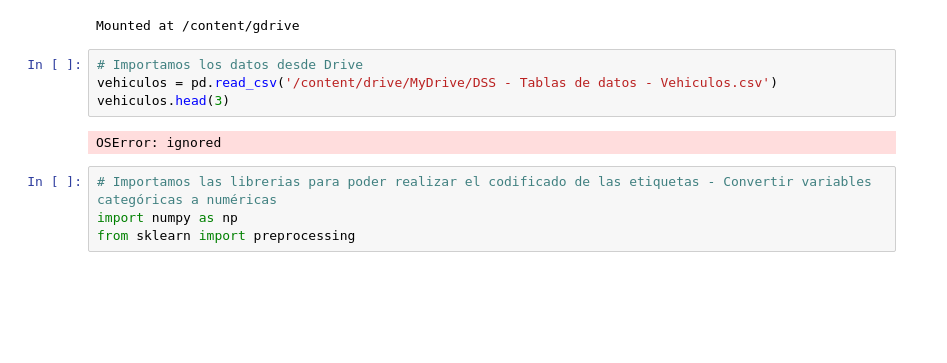
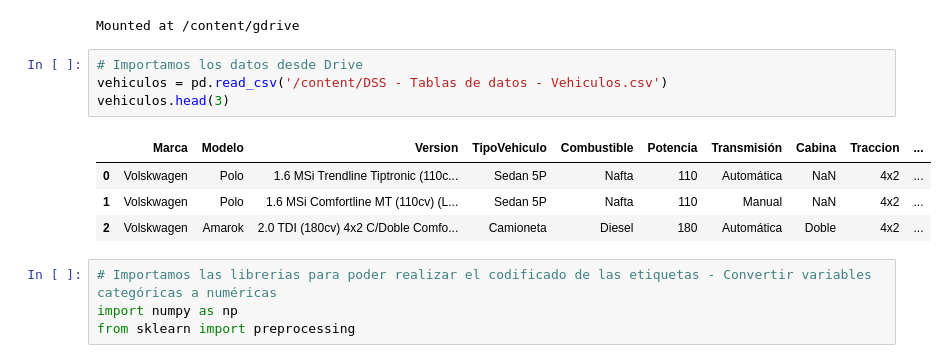
Before and after one commit to JavaUroz/ProyectoFinalPP, a Jupyter notebook: Matriz_de_decision.ipynb, the cells around one changed output. Drawn from its saved outputs; the diff is of its cells as text; blank space fills up the shorter version.

```diff
--- a/Matriz_de_decision.ipynb
+++ b/Matriz_de_decision.ipynb
@@ -65,10 +65,13 @@ drive.mount('/content/gdrive')
 Mounted at /content/gdrive
 # %%
 # Importamos los datos desde Drive
-vehiculos = pd.read_csv('/content/drive/MyDrive/DSS - Tablas de datos - Vehiculos.csv')
+vehiculos = pd.read_csv('/content/DSS - Tablas de datos - Vehiculos.csv')
 vehiculos.head(3)
 # %% [output]
-OSError: ignored
+|  | Marca | Modelo | Version | TipoVehiculo | Combustible | Potencia | Transmisión | Cabina | Traccion | ... |
+| 0 | Volskwagen | Polo | 1.6 MSi Trendline Tiptronic (110c... | Sedan 5P | Nafta | 110 | Automática | NaN | 4x2 | ... |
+| 1 | Volskwagen | Polo | 1.6 MSi Comfortline MT (110cv) (L... | Sedan 5P | Nafta | 110 | Manual | NaN | 4x2 | ... |
+| 2 | Volskwagen | Amarok | 2.0 TDI (180cv) 4x2 C/Doble Comfo... | Camioneta | Diesel | 180 | Automática | Doble | 4x2 | ... |
 # %%
 # Importamos las librerias para poder realizar el codificado de las etiquetas - Convertir variables categóricas a numéricas
 import numpy as np
```
Also changed, not shown: parts of 7 cells of this notebook.
